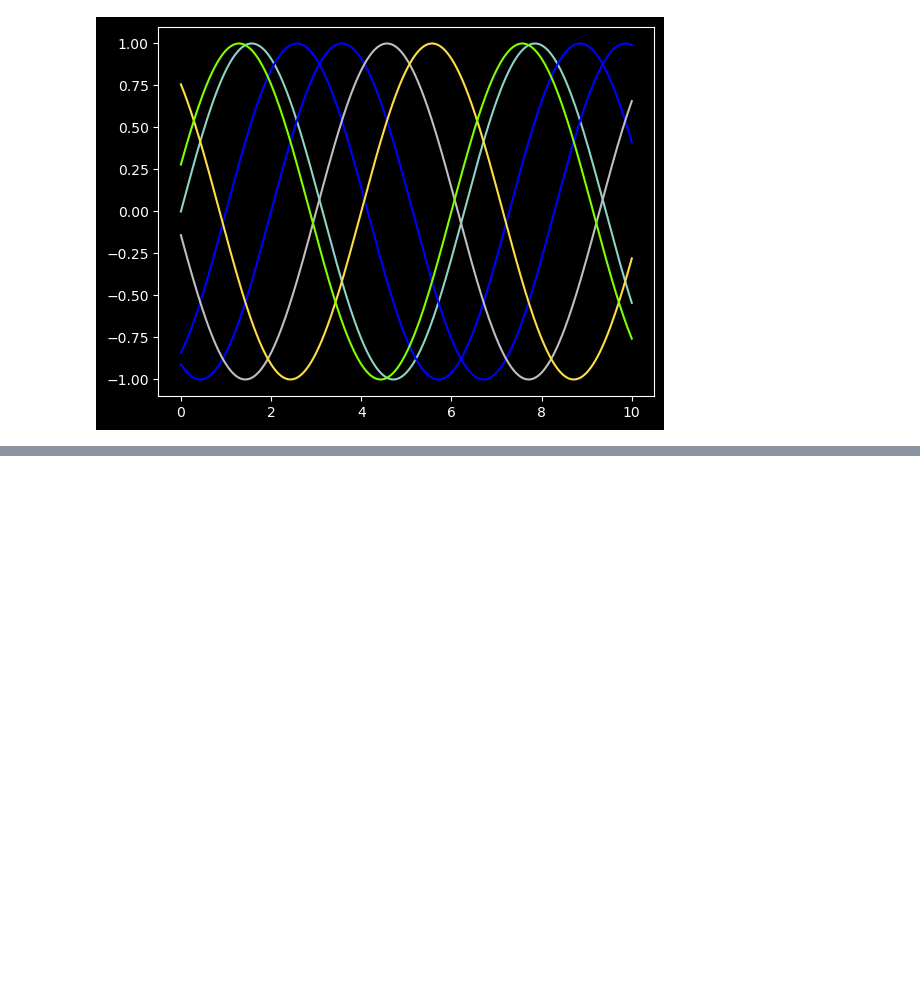
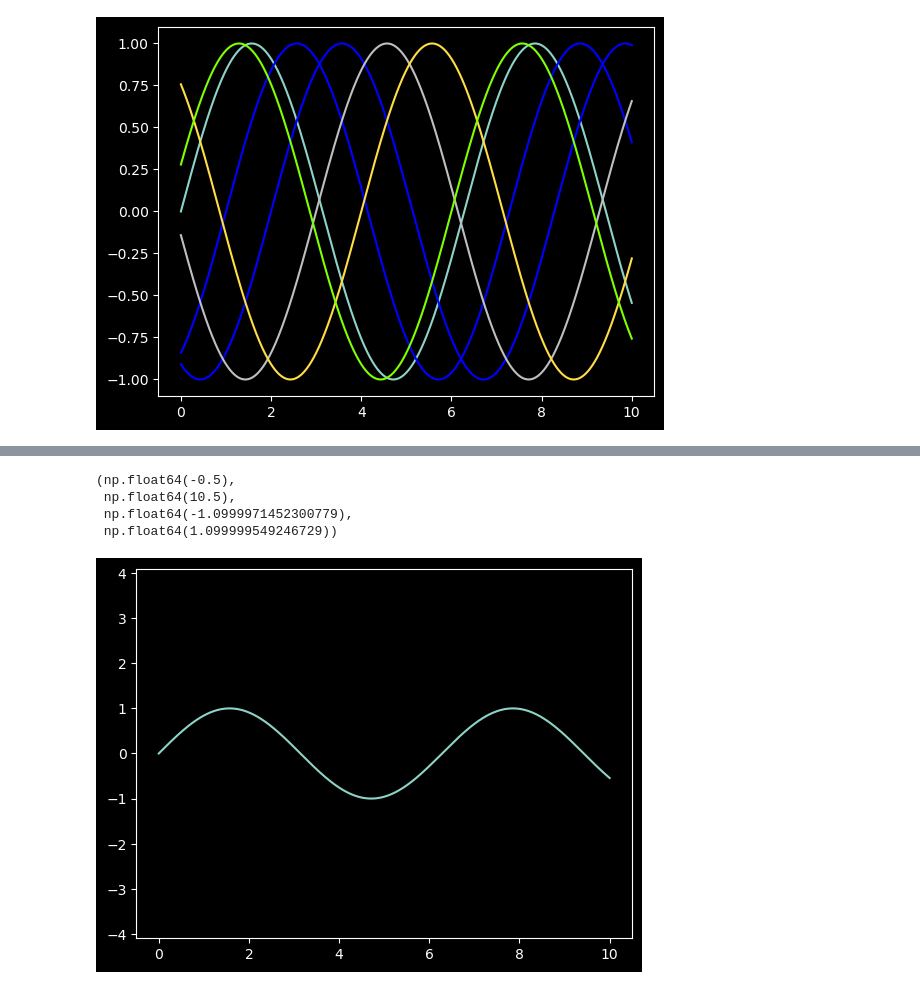
Before and after one commit to Venux09/Data_science_handbook_study, a Jupyter notebook: Matplotlib-data_science_handbook/simple_plots.ipynb, the cells around one changed output, grey strips where cells are left out. Drawn from its saved outputs; the diff is of its cells as text; code cells hidden in the pictures; blank space fills up the shorter version.

```diff
--- a/Matplotlib-data_science_handbook/simple_plots.ipynb
+++ b/Matplotlib-data_science_handbook/simple_plots.ipynb
@@ -38,0 +84,13 @@ plt.plot(x,np.sin(x-6), color = 'chartreuse')#html color names supported
+# %%
+plt.plot(x,np.sin(x))
+
+#adjusting the plot
+plt.xlim(-1,11)
+plt.ylim(-1.5,1.5)#so this is how it can be changes
+plt.axis('equal')#now it is becoming equal graph
+# %% [output]
+(np.float64(-0.5),
+ np.float64(10.5),
+ np.float64(-1.0999971452300779),
+ np.float64(1.099999549246729))
+[figure, added]
```
Also changed, not shown: parts of 9 cells of this notebook, 1 other file.
